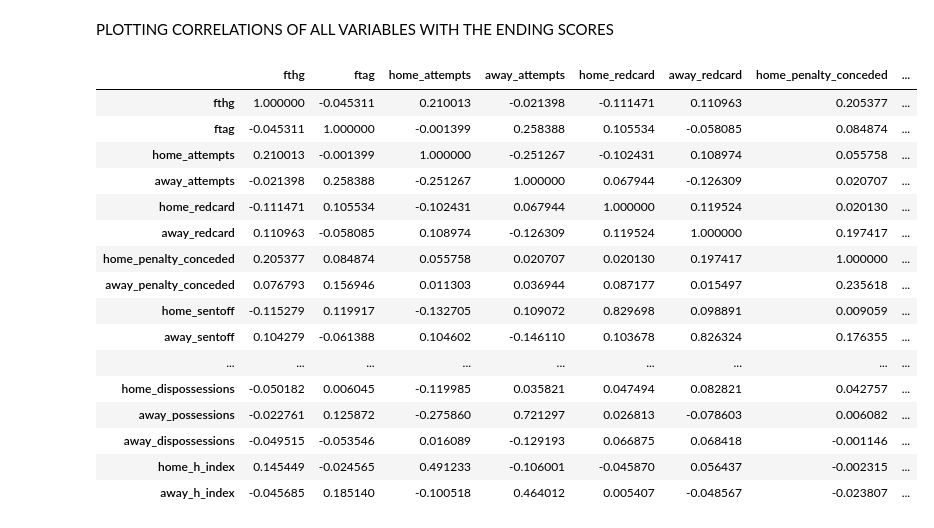
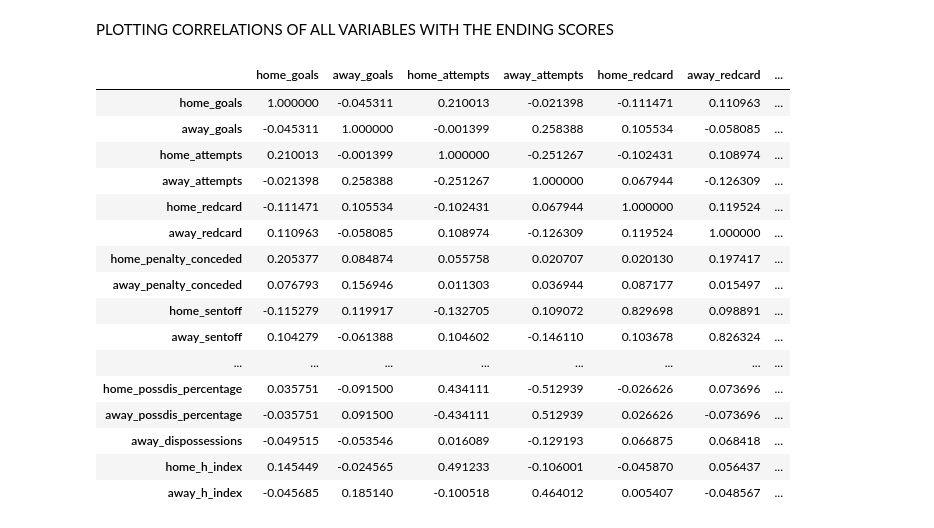
Before and after one commit to Khashayarsha/events_analysis, a Jupyter notebook: src/features/exploratory_notebook.ipynb, the cells around one changed output. Drawn from its saved outputs; the diff is of its cells as text; code cells hidden in the pictures.

```diff
--- a/src/features/exploratory_notebook.ipynb
+++ b/src/features/exploratory_notebook.ipynb
@@ -13,7 +13,9 @@ data_path = "C:/Users/XHK/Desktop/thesis_code/events_analysis/data/raw/kaggle"
 event_type1, event_type2, side, shot_place, shot_outcome, location, \
     bodypart, assist_method, situation = create_dicts.get_dictionaries()
 
-events = pd.read_csv('/'.join([data_path, "events_w_weighted_french.csv"]))
+
+weighted_attempts_filename = "events_w_weighted_french_logistic.csv" # "events_w_weighted_french.csv"
+events = pd.read_csv('/'.join([data_path, weighted_attempts_filename]))
 ginf = pd.read_csv('/'.join([data_path, "ginf.csv"]))
 
 events_columns = ['id_odsp', 'id_event', 'sort_order', 'time', 'text', 'event_type',
@@ -22,7 +24,7 @@ events_columns = ['id_odsp', 'id_event', 'sort_order', 'time', 'text', 'event_ty
                   'location', 'bodypart', 'assist_method', 'situation', 'fast_break']
 
 ginf_columns = ['id_odsp', 'link_odsp', 'adv_stats', 'date', 'league', 'season',
-                'country', 'ht', 'at', 'fthg', 'ftag', 'odd_h', 'odd_d', 'odd_a',
+                'country', 'ht', 'at', 'home_goals', 'away_goals', 'odd_h', 'odd_d', 'odd_a',
                 'odd_over', 'odd_under', 'odd_bts', 'odd_bts_n']
 # %% [output]
 Getting dictionaries to analyse events.csv
@@ -362,10 +368,10 @@ def extract_times(row):
 
 
 h = home_goal_times.apply(lambda x: extract_times(x))
-matches_fr.loc[matches_fr.fthg > 0, 'home_goal_times'] = h
+matches_fr.loc[matches_fr.home_goals > 0, 'home_goal_times'] = h
 
 a = away_goal_times.apply(lambda x: extract_times(x))
-matches_fr.loc[matches_fr.ftag > 0, 'away_goal_times'] = a
+matches_fr.loc[matches_fr.away_goals > 0, 'away_goal_times'] = a
 # %% [markdown]
 creating possession ensemble statistics:
 Possession = sum of attempts offsides, corners_taken and free_kicks in a match
@@ -384,19 +390,29 @@ matches_fr['home_dispossessions'] = matches_fr[home_dispossess].sum(axis = 'colu
 matches_fr['away_possessions'] = matches_fr[away_possess].sum(axis='columns')
 matches_fr['away_dispossessions'] = matches_fr[away_dispossess].sum(
     axis='columns')
+# %%
+matches_fr['home_possession_percentage'] = 100 * matches_fr['home_possessions'] / (matches_fr['home_possessions'] + matches_fr['away_possessions'] ).round(decimals = 2)
+matches_fr['away_possession_percentage'] = 100 * matches_fr['away_possessions'] / \
+    (matches_fr['home_possessions'] +
+     matches_fr['away_possessions'])
+
+matches_fr['home_possdis_percentage'] = 100 *(matches_fr['home_possessions'] - \
+                                         matches_fr['home_dispossessions']) / (matches_fr['home_possessions'] + matches_fr['away_possessions'] - matches_fr['home_dispossessions'] - matches_fr['away_dispossessions'])
+matches_fr['away_possdis_percentage'] = 100 * (matches_fr['away_possessions'] -
+                                               matches_fr['away_dispossessions']) / (matches_fr['home_possessions'] + matches_fr['away_possessions'] - matches_fr['home_dispossessions'] - matches_fr['away_dispossessions'])
 # %%
 def h_index(x, side ):
     #print(x)
     if side ==1:
 
         home_assists = np.clip(x['home_total_assists'], a_min=0.01, a_max=20)
-        home_std = np.clip(x['home_assist_stds'], a_min=0.01, a_max=10)
+        home_std = np.clip(x['home_assist_variance'], a_min=0.01, a_max=10)
         home_h_index = 2 / ((1/home_assists) + (1/home_std))
 
         return home_h_index
     elif side ==2:
         away_assists = np.clip(x['away_total_assists'], a_min=0.01, a_max = 20)
-        away_std = np.clip(x['away_assist_stds'], a_min=0.01, a_max = 10)
+        away_std = np.clip(x['away_assist_variance'], a_min=0.01, a_max = 10)
         away_h_index = 2 / ((1/away_assists) + (1/away_std))
 
         return away_h_index
@@ -434,42 +451,45 @@ PLOTTING CORRELATIONS OF ALL VARIABLES WITH THE ENDING SCORES
 # %%
 import matplotlib.pyplot as plt
 import seaborn as sns
 
-columns_of_interest = ['fthg', 'ftag','home_attempts',
+columns_of_interest = ['home_goals', 'away_goals','home_attempts',
 'away_attempts', 'home_redcard', 'away_redcard',
 'home_penalty_conceded', 'away_penalty_conceded', 'home_sentoff',
 'away_sentoff', 'home_corners_taken', 'away_corners_taken',
 'home_fouls', 'away_fouls', 'home_free_kicks', 'away_free_kicks',
 'home_handballs', 'away_handballs', 'home_offsides', 'away_offsides',
 'home_own_goals', 'away_own_goals', 'home_yellowcards',
-'away_yellowcards', 'home_weighted_attempts', 'away_weighted_attempts',
-'home_total_assists', 'away_total_assists', 'home_assist_stds',
-'away_assist_stds', 'home_goal_times', 'away_goal_times',
-'home_possessions', 'home_dispossessions', 'away_possessions',
+                       'away_yellowcards', 'home_weighted_attempts', 'away_weighted_attempts',
+                       'home_weighted_attempts_discrete', 'away_weighted_attempts_discrete',
+'home_total_assists', 'away_total_assists', 'home_assist_variance',
+'away_assist_variance', 'home_goal_times', 'away_goal_times',
+                       'home_possessions', 'home_dispossessions', 'away_possessions', 'home_possession_percentage',
+                       'away_possession_percentage', 'home_possdis_percentage',
+                       'away_possdis_percentage',
                        'away_dispossessions', 'home_h_index', 'away_h_index']
 
-#matches_fr.plot.scatter(y='fthg',
+#matches_fr.plot.scatter(y='home_goals',
                 #x='home_corners_taken')
-#sns.regplot(matches_fr.fthg, matches_fr.home_corners_taken, color='blue')
-#matches_fr['fthg home_sentoff'.split()].corr('pearson')
+#sns.regplot(matches_fr.home_goals, matches_fr.home_corners_taken, color='blue')
+#matches_fr['home_goals home_sentoff'.split()].corr('pearson')
 
 matches_fr[columns_of_interest].corr(method = 'pearson')
-#sns.pairplot(matches_fr[columns_of_interest], y_vars=['home_weighted_attempts',                                                      'away_weighted_attempts', 'home_possessions', 'away_possessions'], x_vars=['fthg', 'ftag'])
+#sns.pairplot(matches_fr[columns_of_interest], y_vars=['home_weighted_attempts',                                                      'away_weighted_attempts', 'home_possessions', 'away_possessions'], x_vars=['home_goals', 'away_goals'])
 # %% [output]
-|  | fthg | ftag | home_attempts | away_attempts | home_redcard | away_redcard | home_penalty_conceded | ... |
-| fthg | 1.000000 | -0.045311 | 0.210013 | -0.021398 | -0.111471 | 0.110963 | 0.205377 | ... |
-| ftag | -0.045311 | 1.000000 | -0.001399 | 0.258388 | 0.105534 | -0.058085 | 0.084874 | ... |
-| home_attempts | 0.210013 | -0.001399 | 1.000000 | -0.251267 | -0.102431 | 0.108974 | 0.055758 | ... |
-| away_attempts | -0.021398 | 0.258388 | -0.251267 | 1.000000 | 0.067944 | -0.126309 | 0.020707 | ... |
-| home_redcard | -0.111471 | 0.105534 | -0.102431 | 0.067944 | 1.000000 | 0.119524 | 0.020130 | ... |
-| away_redcard | 0.110963 | -0.058085 | 0.108974 | -0.126309 | 0.119524 | 1.000000 | 0.197417 | ... |
-| home_penalty_conceded | 0.205377 | 0.084874 | 0.055758 | 0.020707 | 0.020130 | 0.197417 | 1.000000 | ... |
-| away_penalty_conceded | 0.076793 | 0.156946 | 0.011303 | 0.036944 | 0.087177 | 0.015497 | 0.235618 | ... |
-| home_sentoff | -0.115279 | 0.119917 | -0.132705 | 0.109072 | 0.829698 | 0.098891 | 0.009059 | ... |
-| away_sentoff | 0.104279 | -0.061388 | 0.104602 | -0.146110 | 0.103678 | 0.826324 | 0.176355 | ... |
-| ... | ... | ... | ... | ... | ... | ... | ... | ... |
-| home_dispossessions | -0.050182 | 0.006045 | -0.119985 | 0.035821 | 0.047494 | 0.082821 | 0.042757 | ... |
-| away_possessions | -0.022761 | 0.125872 | -0.275860 | 0.721297 | 0.026813 | -0.078603 | 0.006082 | ... |
-| away_dispossessions | -0.049515 | -0.053546 | 0.016089 | -0.129193 | 0.066875 | 0.068418 | -0.001146 | ... |
-| home_h_index | 0.145449 | -0.024565 | 0.491233 | -0.106001 | -0.045870 | 0.056437 | -0.002315 | ... |
-| away_h_index | -0.045685 | 0.185140 | -0.100518 | 0.464012 | 0.005407 | -0.048567 | -0.023807 | ... |
+|  | home_goals | away_goals | home_attempts | away_attempts | home_redcard | away_redcard | ... |
+| home_goals | 1.000000 | -0.045311 | 0.210013 | -0.021398 | -0.111471 | 0.110963 | ... |
+| away_goals | -0.045311 | 1.000000 | -0.001399 | 0.258388 | 0.105534 | -0.058085 | ... |
+| home_attempts | 0.210013 | -0.001399 | 1.000000 | -0.251267 | -0.102431 | 0.108974 | ... |
+| away_attempts | -0.021398 | 0.258388 | -0.251267 | 1.000000 | 0.067944 | -0.126309 | ... |
+| home_redcard | -0.111471 | 0.105534 | -0.102431 | 0.067944 | 1.000000 | 0.119524 | ... |
+| away_redcard | 0.110963 | -0.058085 | 0.108974 | -0.126309 | 0.119524 | 1.000000 | ... |
+| home_penalty_conceded | 0.205377 | 0.084874 | 0.055758 | 0.020707 | 0.020130 | 0.197417 | ... |
+| away_penalty_conceded | 0.076793 | 0.156946 | 0.011303 | 0.036944 | 0.087177 | 0.015497 | ... |
+| home_sentoff | -0.115279 | 0.119917 | -0.132705 | 0.109072 | 0.829698 | 0.098891 | ... |
+| away_sentoff | 0.104279 | -0.061388 | 0.104602 | -0.146110 | 0.103678 | 0.826324 | ... |
+| ... | ... | ... | ... | ... | ... | ... | ... |
+| home_possdis_percentage | 0.035751 | -0.091500 | 0.434111 | -0.512939 | -0.026626 | 0.073696 | ... |
+| away_possdis_percentage | -0.035751 | 0.091500 | -0.434111 | 0.512939 | 0.026626 | -0.073696 | ... |
+| away_dispossessions | -0.049515 | -0.053546 | 0.016089 | -0.129193 | 0.066875 | 0.068418 | ... |
+| home_h_index | 0.145449 | -0.024565 | 0.491233 | -0.106001 | -0.045870 | 0.056437 | ... |
+| away_h_index | -0.045685 | 0.185140 | -0.100518 | 0.464012 | 0.005407 | -0.048567 | ... |
```
Also changed, not shown: parts of 12 cells of this notebook, 6 other files.
